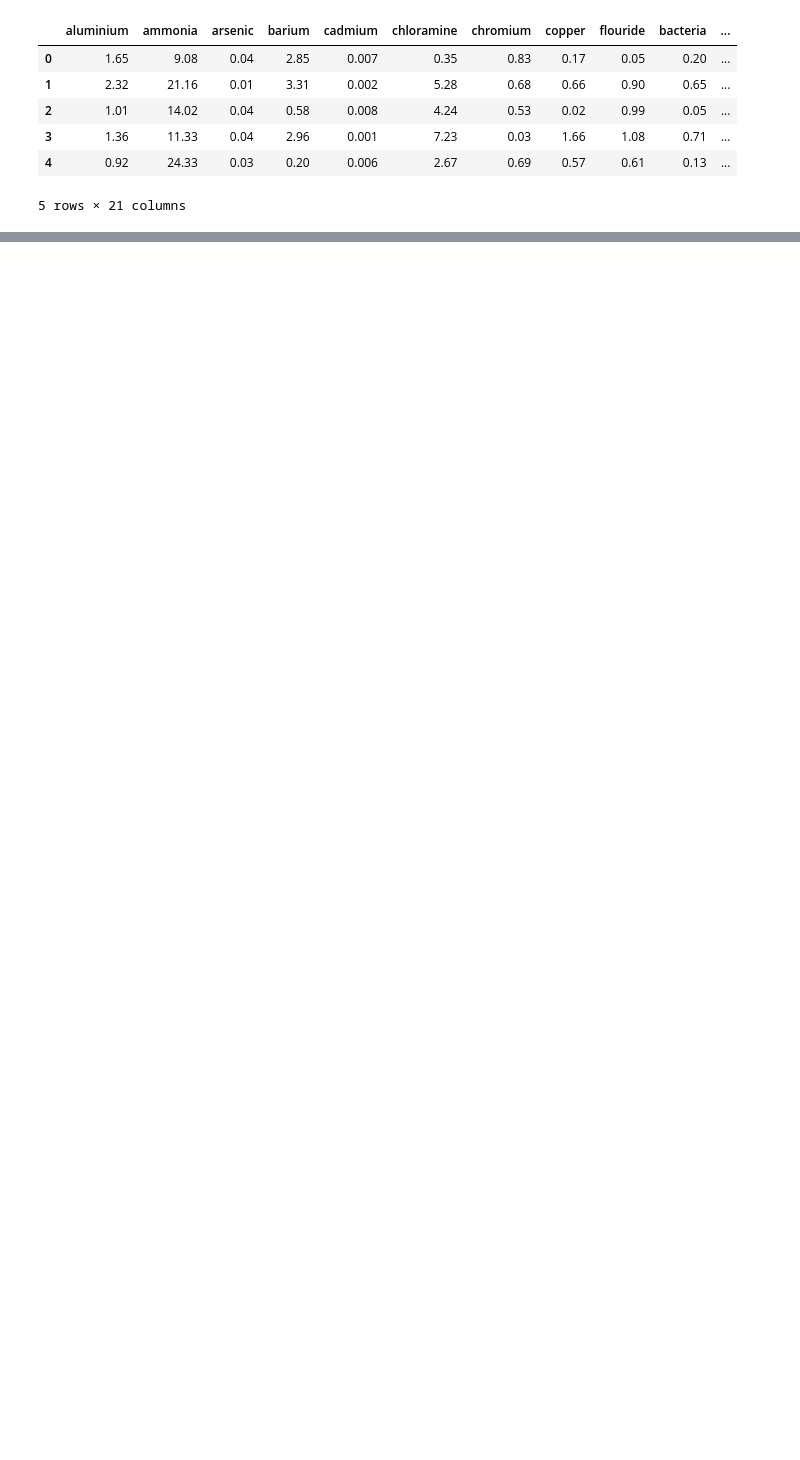
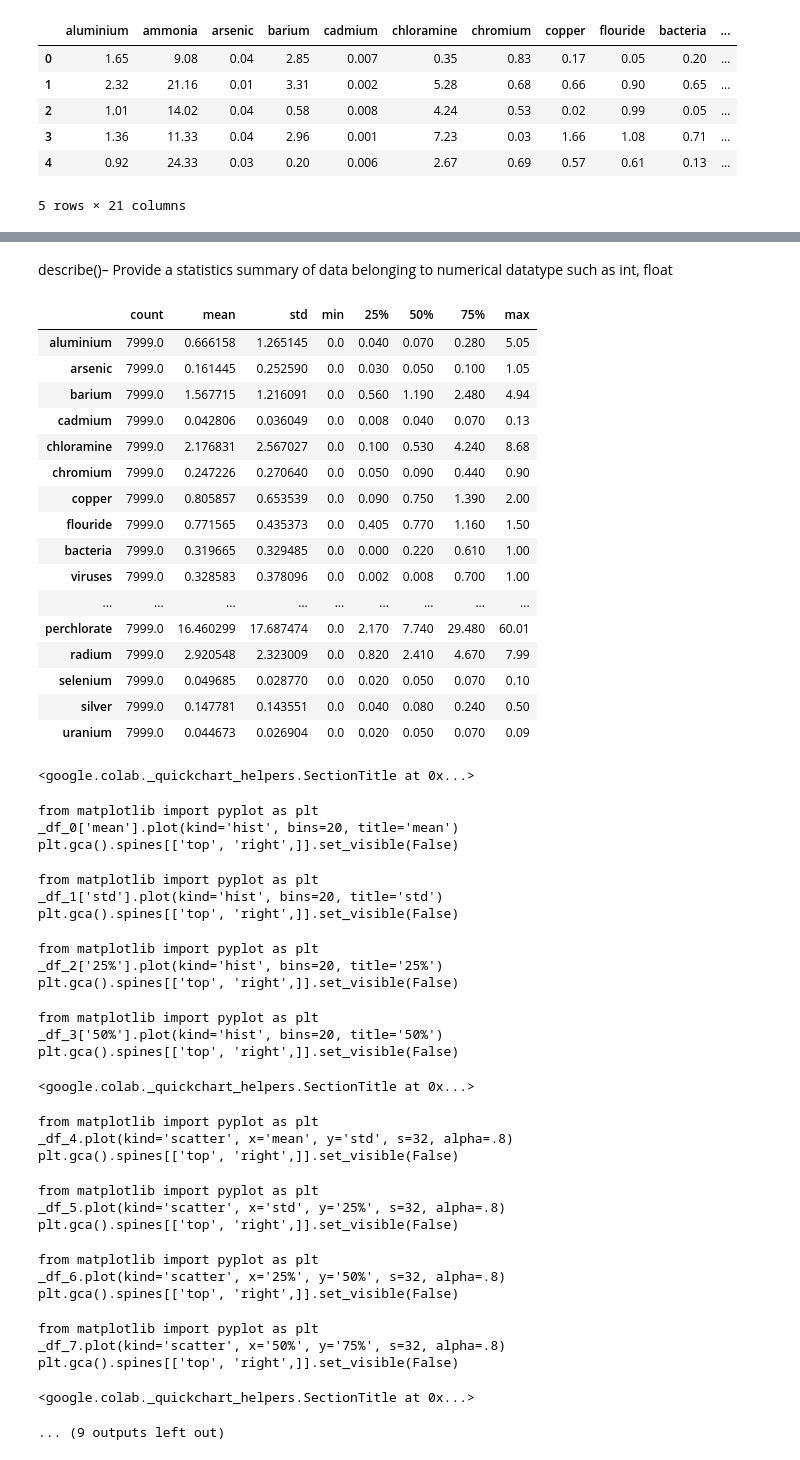
Before and after one commit to Altobert/laboratorioTIC-1, a Jupyter notebook: Laboratorio1-Asm-Alondra.ipynb, the cells around one changed output, grey strips where cells are left out. Cells and saved outputs as stored; diff of their text form; code cells hidden in the pictures; blank space fills up the shorter version.

```diff
--- a/Laboratorio1-Asm-Alondra.ipynb
+++ b/Laboratorio1-Asm-Alondra.ipynb
@@ -49,0 +152,50 @@ df.head()
+# %% [markdown]
+describe()– Provide a statistics summary of data belonging to numerical datatype such as int, float
+# %%
+df.describe().T
+# %% [output]
+|  | count | mean | std | min | 25% | 50% | 75% | max |
+| aluminium | 7999.0 | 0.666158 | 1.265145 | 0.0 | 0.040 | 0.070 | 0.280 | 5.05 |
+| arsenic | 7999.0 | 0.161445 | 0.252590 | 0.0 | 0.030 | 0.050 | 0.100 | 1.05 |
+| barium | 7999.0 | 1.567715 | 1.216091 | 0.0 | 0.560 | 1.190 | 2.480 | 4.94 |
+| cadmium | 7999.0 | 0.042806 | 0.036049 | 0.0 | 0.008 | 0.040 | 0.070 | 0.13 |
+| chloramine | 7999.0 | 2.176831 | 2.567027 | 0.0 | 0.100 | 0.530 | 4.240 | 8.68 |
+| chromium | 7999.0 | 0.247226 | 0.270640 | 0.0 | 0.050 | 0.090 | 0.440 | 0.90 |
+| copper | 7999.0 | 0.805857 | 0.653539 | 0.0 | 0.090 | 0.750 | 1.390 | 2.00 |
+| flouride | 7999.0 | 0.771565 | 0.435373 | 0.0 | 0.405 | 0.770 | 1.160 | 1.50 |
+| bacteria | 7999.0 | 0.319665 | 0.329485 | 0.0 | 0.000 | 0.220 | 0.610 | 1.00 |
+| viruses | 7999.0 | 0.328583 | 0.378096 | 0.0 | 0.002 | 0.008 | 0.700 | 1.00 |
+| ... | ... | ... | ... | ... | ... | ... | ... | ... |
+| perchlorate | 7999.0 | 16.460299 | 17.687474 | 0.0 | 2.170 | 7.740 | 29.480 | 60.01 |
+| radium | 7999.0 | 2.920548 | 2.323009 | 0.0 | 0.820 | 2.410 | 4.670 | 7.99 |
+| selenium | 7999.0 | 0.049685 | 0.028770 | 0.0 | 0.020 | 0.050 | 0.070 | 0.10 |
+| silver | 7999.0 | 0.147781 | 0.143551 | 0.0 | 0.040 | 0.080 | 0.240 | 0.50 |
+| uranium | 7999.0 | 0.044673 | 0.026904 | 0.0 | 0.020 | 0.050 | 0.070 | 0.09 |
+<google.colab._quickchart_helpers.SectionTitle at 0x...>
+from matplotlib import pyplot as plt
+_df_0['mean'].plot(kind='hist', bins=20, title='mean')
+plt.gca().spines[['top', 'right',]].set_visible(False)
+from matplotlib import pyplot as plt
+_df_1['std'].plot(kind='hist', bins=20, title='std')
+plt.gca().spines[['top', 'right',]].set_visible(False)
+from matplotlib import pyplot as plt
+_df_2['25%'].plot(kind='hist', bins=20, title='25%')
+plt.gca().spines[['top', 'right',]].set_visible(False)
+from matplotlib import pyplot as plt
+_df_3['50%'].plot(kind='hist', bins=20, title='50%')
+plt.gca().spines[['top', 'right',]].set_visible(False)
+<google.colab._quickchart_helpers.SectionTitle at 0x...>
+from matplotlib import pyplot as plt
+_df_4.plot(kind='scatter', x='mean', y='std', s=32, alpha=.8)
+plt.gca().spines[['top', 'right',]].set_visible(False)
+from matplotlib import pyplot as plt
+_df_5.plot(kind='scatter', x='std', y='25%', s=32, alpha=.8)
+plt.gca().spines[['top', 'right',]].set_visible(False)
+from matplotlib import pyplot as plt
+_df_6.plot(kind='scatter', x='25%', y='50%', s=32, alpha=.8)
+plt.gca().spines[['top', 'right',]].set_visible(False)
+from matplotlib import pyplot as plt
+_df_7.plot(kind='scatter', x='50%', y='75%', s=32, alpha=.8)
+plt.gca().spines[['top', 'right',]].set_visible(False)
+<google.colab._quickchart_helpers.SectionTitle at 0x...>
+... (9 outputs left out)
```
Also changed, not shown: parts of 10 cells of this notebook.
